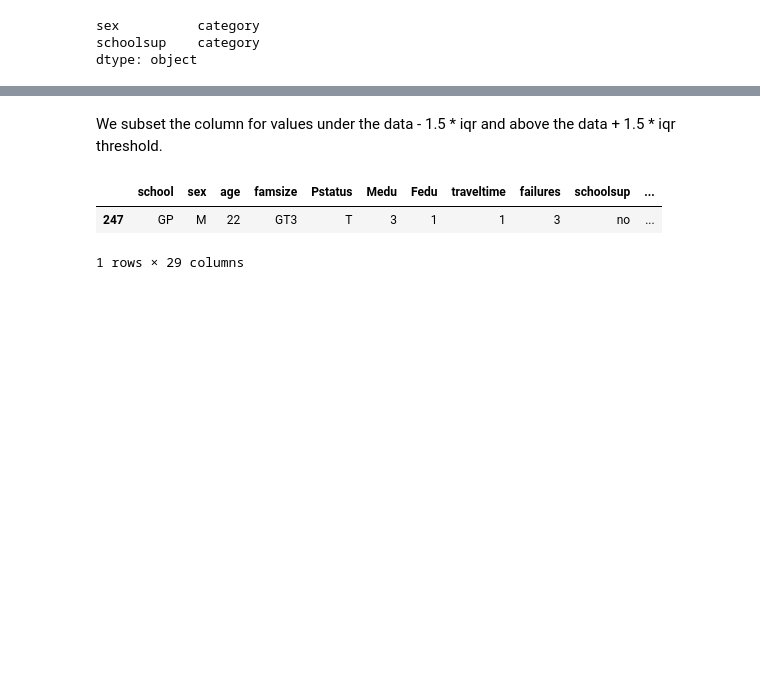
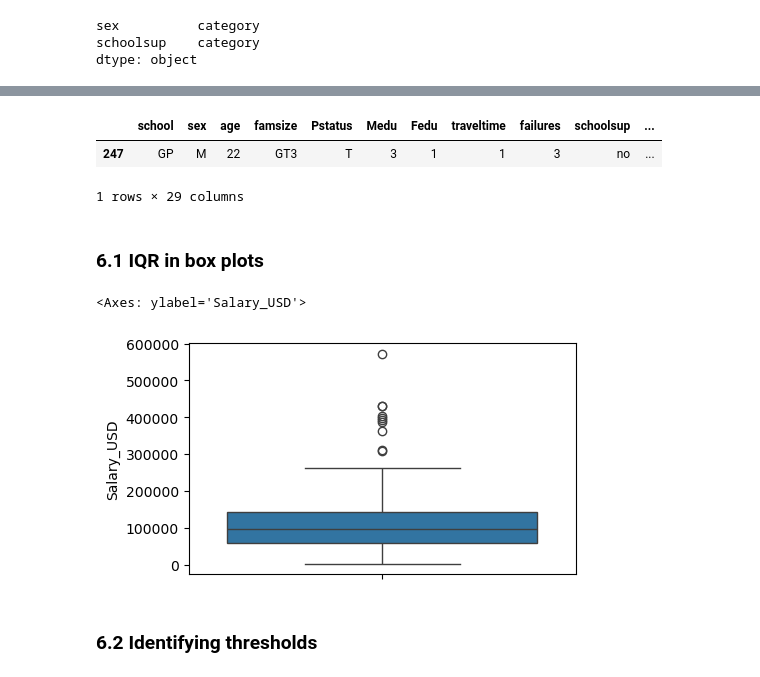
Before and after one commit to Timm26/Data_Science_Handbook, a Jupyter notebook: Preprocessing and EDA/EDA.ipynb, the cells around one changed output, grey strips where cells are left out. Drawn from its saved outputs; the diff is of its cells as text; code cells hidden in the pictures; blank space fills up the shorter version.

```diff
--- a/Preprocessing and EDA/EDA.ipynb
+++ b/Preprocessing and EDA/EDA.ipynb
@@ -113,0 +217,5 @@ dtype: object
+# %%
+# Creating the categorical column
+salaries['Job_Category'] = np.select(conditions,
+                                     job_categories,
+                                     default = "Other")
@@ -113,0 +235,7 @@ dtype: object
+# %%
+# If the columns contains a symbol
+salaries['Salary_USD'] = salaries['Salary_USD'].astype("str").add("$")
+# %%
+# Remove the dollar sign to work with salary
+salaries["Salary_USD"] = salaries["Salary_USD"].str.replace("$","").astype('float')
+salaries["Salary_USD"].head()
@@ -113,0 +253,3 @@ dtype: object
+# %%
+salaries['std_dev'] = salaries.groupby('Experience')['Salary_USD'].transform(lambda x: x.std())
+salaries[['Experience','std_dev']].value_counts()
@@ -116,5 +270,3 @@ dtype: object
-# %% [markdown]
-We subset the column for values under the data - 1.5 * iqr and above the data + 1.5 * iqr threshold.
 # %%
 iqr = iqr(student_alc['age'])
 lower_threshold = np.quantile(student_alc['age'], 0.25) - 1.5 * iqr
@@ -126,3 +278,12 @@ student_alc[(student_alc['age'] < lower_threshold) | (student_alc['age'] > upper
 |  | school | sex | age | famsize | Pstatus | Medu | Fedu | traveltime | failures | schoolsup | ... |
 | 247 | GP | M | 22 | GT3 | T | 3 | 1 | 1 | 3 | no | ... |
 1 rows × 29 columns
+# %% [markdown]
+### 6.1 IQR in box plots
+# %%
+sns.boxplot(data = salaries, y = 'Salary_USD')
+# %% [output]
+<Axes: ylabel='Salary_USD'>
+[figure, added]
+# %% [markdown]
+### 6.2 Identifying thresholds
```
Also changed, not shown: parts of 29 cells of this notebook, 1 other file.
